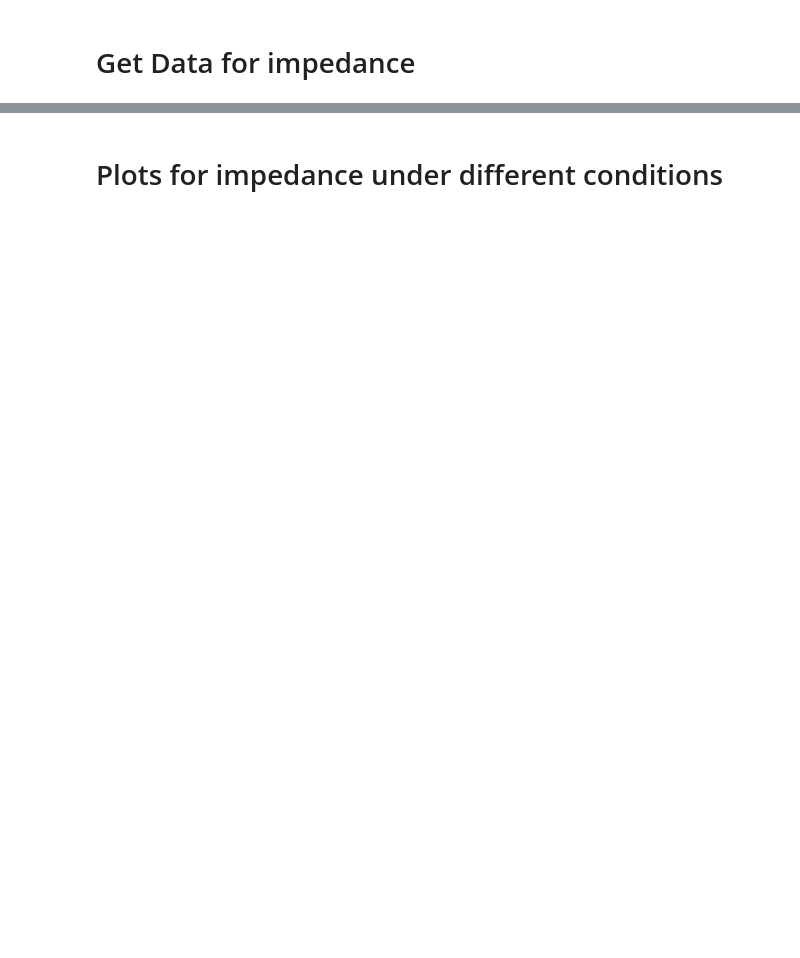
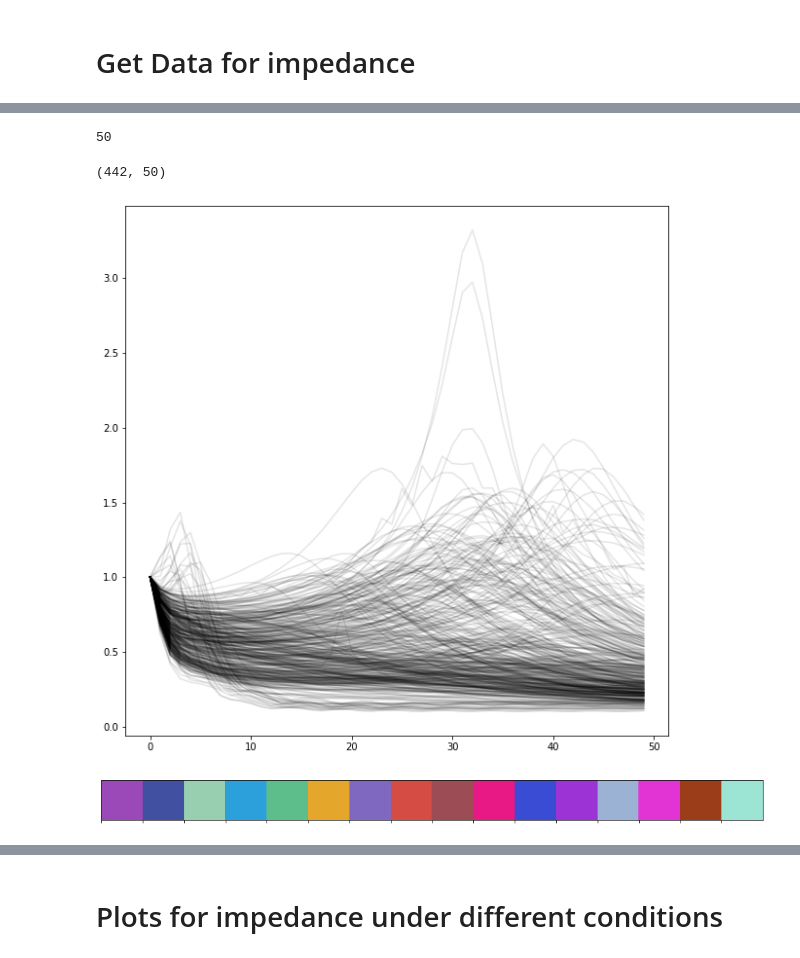
Before and after one commit to Nishant-codex/single_cell_analysis, a Jupyter notebook: notebooks/Impedance_clustering_for_drug.ipynb, the cells around one changed output, grey strips where cells are left out. Cells and saved outputs as stored; diff of their text form; code cells hidden in the pictures; blank space fills up the shorter version.

```diff
--- a/notebooks/Impedance_clustering_for_drug.ipynb
+++ b/notebooks/Impedance_clustering_for_drug.ipynb
@@ -493,0 +51,7 @@ plt.show()
+# %%
+NFFT = 0.01 * 20001
+
+NFFT2 = int(np.floor(NFFT/2))
+NFFT = int(2 * NFFT2)
+# (0:(1/timelen):(NFFT2-1)/timelen)'
+fas = np.arange(0, (NFFT2-1)/0.01, 0.01)
@@ -493,0 +60,45 @@ plt.show()
+# %%
+def normalizeBytheFirstValue(data_matrix):
+    npmat = np.array(data_matrix)
+    firstVal = npmat[0, :]
+    remaining = data_matrix
+    remaining = remaining/firstVal
+    all = np.zeros_like(npmat)
+    # all[0, :] = firstVal/firstVal
+    # all[1:, :] = remaining
+    return remaining
+# %%
+Imp_norm = normalizeBytheFirstValue(np.vstack(Imp_data_acsf['impedance']).T)[:50]
+# %% [output]
+50
+# %%
+np.shape(Imp_norm.T)
+# %% [output]
+(442, 50)
+# %%
+fig,ax = plt.subplots(1,figsize=[10,10])
+plt.plot(fas[:len(Imp_data_acsf['impedance'][0])][:50]/0.01, Imp_norm,c='black',alpha=0.1)
+plt.show()
+# %% [output]
+[figure, added]
+# %%
+coherence_colors = [[0.609, 0.283, 0.724],
+                    [0.259,	0.314, 0.635],
+                    [0.6,	0.812, 0.698],
+                    [0.176,	0.631, 0.859],
+                    [0.369,	0.749, 0.549],
+                    [0.898,	0.654, 0.169],
+                    [0.5,	0.41 , 0.75],
+                    [0.834,	0.3 , 0.265],
+                    [0.612,	0.3 , 0.334],
+                    [0.912,	0.1 , 0.52],
+                    [0.23,	0.3 , 0.834],
+                    [0.612,	0.2 , 0.834],
+                    [0.612,	0.7 , 0.834],
+                    [0.89,	0.2 , 0.834],
+                    [0.612,	0.24 , 0.1],
+                    [0.612,	0.9 , 0.834]]
+
+sns.palplot(coherence_colors)
+# %% [output]
+[figure, added]
```
Also changed, not shown: parts of 41 cells of this notebook, 7 other files.
